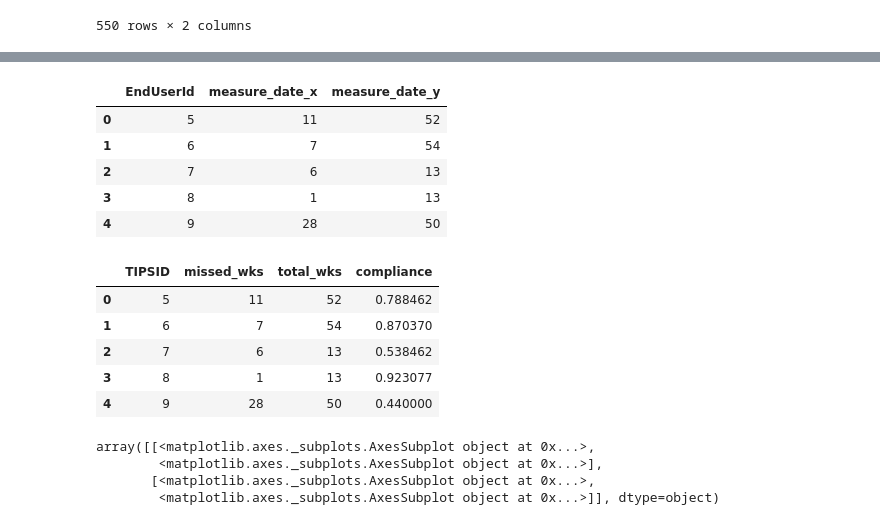
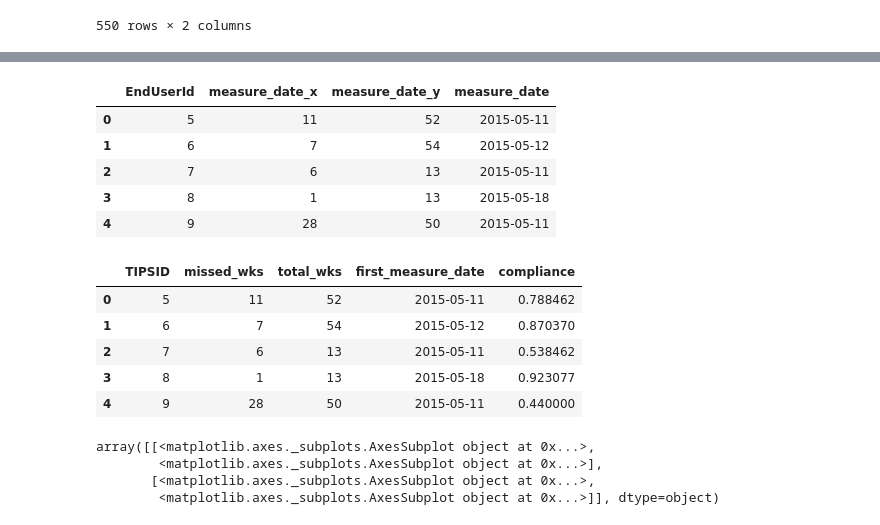
Before and after one commit to btq/TIPS, a Jupyter notebook: dev/load_measures_clean_merge.ipynb, the cells around one changed output, grey strips where cells are left out. Cells and saved outputs as stored; diff of their text form; code cells hidden in the pictures.

Commit message:
added initial measures to compliance data, investigate rpm_hospitalized

```diff
--- a/dev/load_measures_clean_merge.ipynb
+++ b/dev/load_measures_clean_merge.ipynb
@@ -301,6 +301,7 @@ total_week_f = lambda x: pd.tslib.Timedelta(x['measure_date'].diff().fillna(0).s
 # %%
 missed_weeks = merge_df[['EndUserId','measure_date']].groupby(['EndUserId']).agg(miss_week_f)
 total_weeks = merge_df[['EndUserId','measure_date']].groupby(['EndUserId']).agg(total_week_f)
+first_measure_date = merge_df.groupby(['EndUserId'])['measure_date'].min()
 # %%
 missed_weeks
 # %% [output]
@@ -347,25 +369,26 @@ total_weeks.reset_index()
 # %%
 compliance_df = pd.merge(missed_weeks.reset_index(),total_weeks.reset_index(),how='inner',on='EndUserId')
 #merge_df = pd.merge(merge_df,pulse_df,how='inner',left_on=['EndUserId','BPHR_read_date'],right_on=['EndUserId','SPO2_read_date'])
+compliance_df = compliance_df.merge(first_measure_date.reset_index(),how='inner',on='EndUserId')
 compliance_df.head()
 # %% [output]
-|  | EndUserId | measure_date_x | measure_date_y |
-| 0 | 5 | 11 | 52 |
-| 1 | 6 | 7 | 54 |
-| 2 | 7 | 6 | 13 |
-| 3 | 8 | 1 | 13 |
-| 4 | 9 | 28 | 50 |
+|  | EndUserId | measure_date_x | measure_date_y | measure_date |
+| 0 | 5 | 11 | 52 | 2015-05-11 |
+| 1 | 6 | 7 | 54 | 2015-05-12 |
+| 2 | 7 | 6 | 13 | 2015-05-11 |
+| 3 | 8 | 1 | 13 | 2015-05-18 |
+| 4 | 9 | 28 | 50 | 2015-05-11 |
 # %%
-compliance_df.columns=['TIPSID','missed_wks','total_wks']
+compliance_df.columns=['TIPSID','missed_wks','total_wks','first_measure_date']
 compliance_df['compliance']=1-compliance_df['missed_wks']/compliance_df['total_wks']
 compliance_df.head()
 # %% [output]
-|  | TIPSID | missed_wks | total_wks | compliance |
-| 0 | 5 | 11 | 52 | 0.788462 |
-| 1 | 6 | 7 | 54 | 0.870370 |
-| 2 | 7 | 6 | 13 | 0.538462 |
-| 3 | 8 | 1 | 13 | 0.923077 |
-| 4 | 9 | 28 | 50 | 0.440000 |
+|  | TIPSID | missed_wks | total_wks | first_measure_date | compliance |
+| 0 | 5 | 11 | 52 | 2015-05-11 | 0.788462 |
+| 1 | 6 | 7 | 54 | 2015-05-12 | 0.870370 |
+| 2 | 7 | 6 | 13 | 2015-05-11 | 0.538462 |
+| 3 | 8 | 1 | 13 | 2015-05-18 | 0.923077 |
+| 4 | 9 | 28 | 50 | 2015-05-11 | 0.440000 |
 # %%
 compliance_df[compliance_df['compliance']>0].hist(bins=20)
 # %% [output]
```
Also changed, not shown: parts of 4 cells of this notebook, 2 other files.
